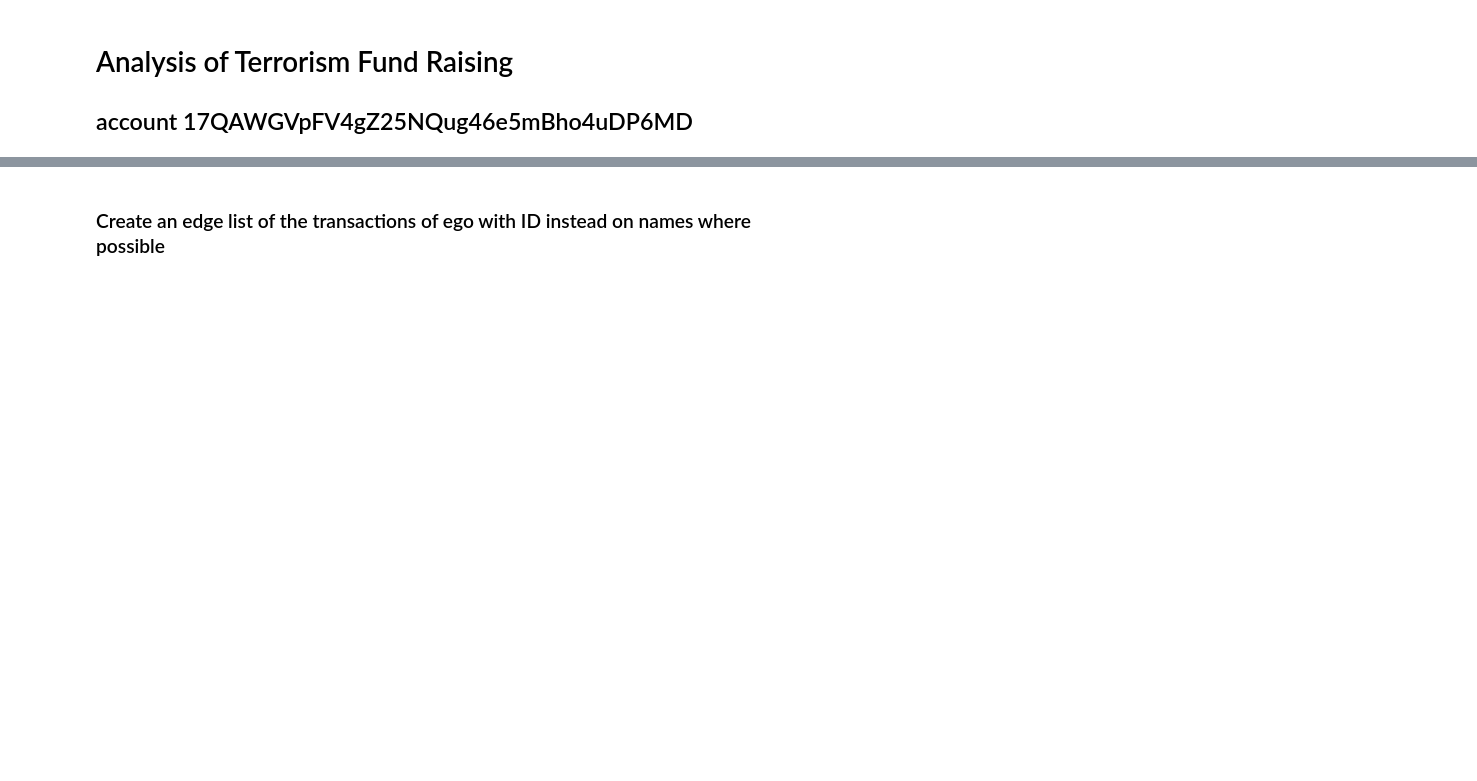
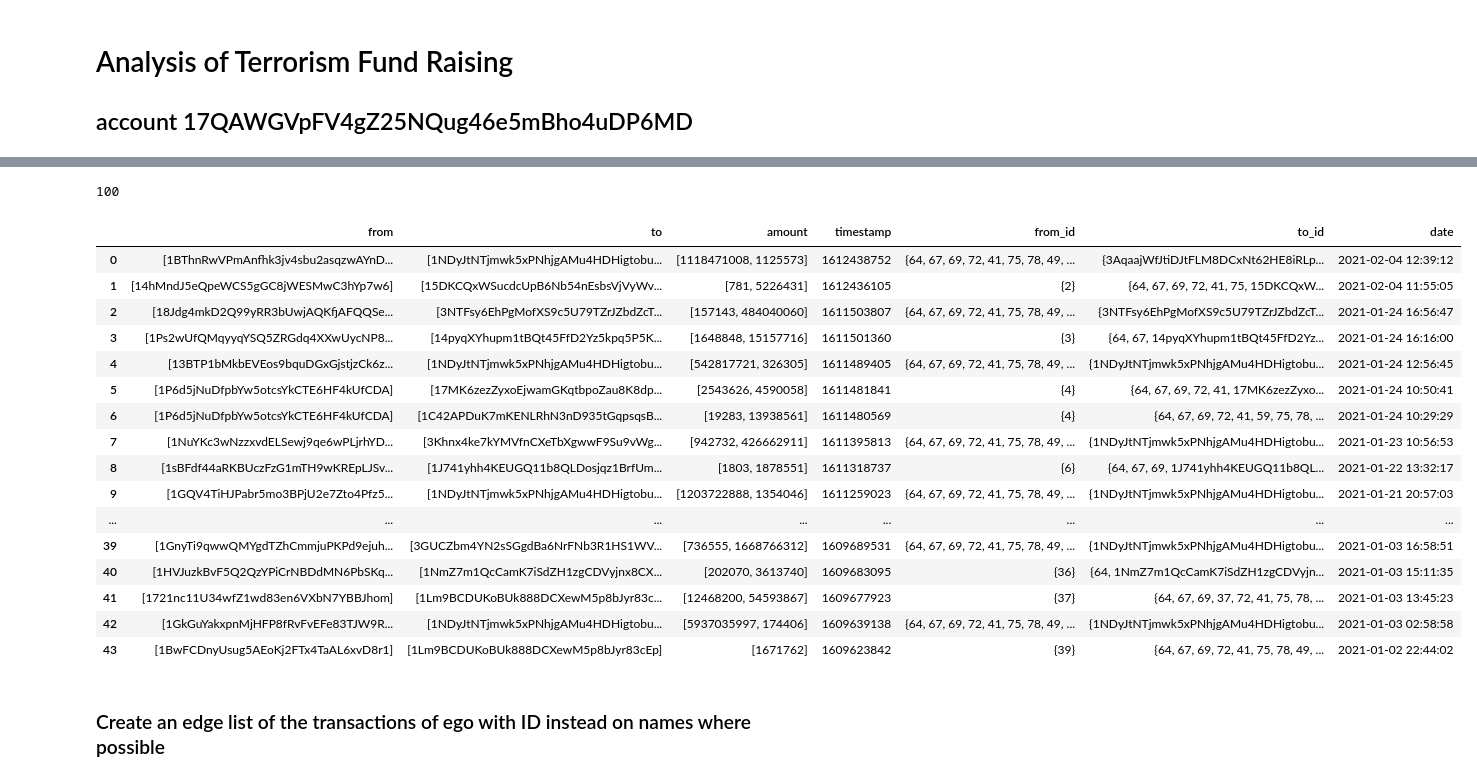
Before and after one commit to massihonda/DataForensic, a Jupyter notebook: crawler_with_heuristic/blockchainAnalysis.ipynb, the cells around one changed output, grey strips where cells are left out. Saved outputs shown, nothing was run; the diff lists cells and outputs as text; code cells hidden in the pictures; blank space fills up the shorter version.

```diff
--- a/crawler_with_heuristic/blockchainAnalysis.ipynb
+++ b/crawler_with_heuristic/blockchainAnalysis.ipynb
@@ -130,0 +374,18 @@ def get_info_from_address(address):
+# %%
+DATE = '2021-01-01'
+transactions_data = r_other1.json()['txs']
+transactions_row = get_ego_edge_list(transactions_data)
+transactions_row['id_sender'] = range(len(transactions_row))
+# %%
+edges_dict = edges.to_dict('index')
+for key in edges_dict.keys():
+    edges_dict[key]['from'] = [item.replace("'",'') for item in edges_dict[key]['from'].strip('[').strip(']').split(', ')]
+    edges_dict[key]['to'] = [item.replace("'",'') for item in edges_dict[key]['to'].strip('[').strip(']').split(', ')]
+# %%
+identity = pd.DataFrame(edges_dict).transpose()
+identity['id'] = list(identity.index)
+identity = identity.iloc[:,[0,-1]]
+# %% [output]
+100
+# %%
+identity = merge_id_clusters(identity)
@@ -131,3 +399,25 @@ def get_info_from_address(address):
+# %%
+edges_mapped = map_addresses_with_id(edges, identity)
+edges_mapped['date'] = [datetime.fromtimestamp(timestamp) for timestamp in edges_mapped['timestamp']]
+edges_mapped_time_window = edges_mapped[edges_mapped.date >= pd.to_datetime(DATE)]
+# %% [output]
+|  | from | to | amount | timestamp | from_id | to_id | date |
+| 0 | [1BThnRwVPmAnfhk3jv4sbu2asqzwAYnD... | [1NDyJtNTjmwk5xPNhjgAMu4HDHigtobu... | [1118471008, 1125573] | 1612438752 | {64, 67, 69, 72, 41, 75, 78, 49, ... | {3AqaajWfJtiDJtFLM8DCxNt62HE8iRLp... | 2021-02-04 12:39:12 |
+| 1 | [14hMndJ5eQpeWCS5gGC8jWESMwC3hYp7w6] | [15DKCQxWSucdcUpB6Nb54nEsbsVjVyWv... | [781, 5226431] | 1612436105 | {2} | {64, 67, 69, 72, 41, 75, 15DKCQxW... | 2021-02-04 11:55:05 |
+| 2 | [18Jdg4mkD2Q99yRR3bUwjAQKfjAFQQSe... | [3NTFsy6EhPgMofXS9c5U79TZrJZbdZcT... | [157143, 484040060] | 1611503807 | {64, 67, 69, 72, 41, 75, 78, 49, ... | {3NTFsy6EhPgMofXS9c5U79TZrJZbdZcT... | 2021-01-24 16:56:47 |
+| 3 | [1Ps2wUfQMqyyqYSQ5ZRGdq4XXwUycNP8... | [14pyqXYhupm1tBQt45FfD2Yz5kpq5P5K... | [1648848, 15157716] | 1611501360 | {3} | {64, 67, 14pyqXYhupm1tBQt45FfD2Yz... | 2021-01-24 16:16:00 |
+| 4 | [13BTP1bMkbEVEos9bquDGxGjstjzCk6z... | [1NDyJtNTjmwk5xPNhjgAMu4HDHigtobu... | [542817721, 326305] | 1611489405 | {64, 67, 69, 72, 41, 75, 78, 49, ... | {1NDyJtNTjmwk5xPNhjgAMu4HDHigtobu... | 2021-01-24 12:56:45 |
+| 5 | [1P6d5jNuDfpbYw5otcsYkCTE6HF4kUfCDA] | [17MK6zezZyxoEjwamGKqtbpoZau8K8dp... | [2543626, 4590058] | 1611481841 | {4} | {64, 67, 69, 72, 41, 17MK6zezZyxo... | 2021-01-24 10:50:41 |
+| 6 | [1P6d5jNuDfpbYw5otcsYkCTE6HF4kUfCDA] | [1C42APDuK7mKENLRhN3nD935tGqpsqsB... | [19283, 13938561] | 1611480569 | {4} | {64, 67, 69, 72, 41, 59, 75, 78, ... | 2021-01-24 10:29:29 |
+| 7 | [1NuYKc3wNzzxvdELSewj9qe6wPLjrhYD... | [3Khnx4ke7kYMVfnCXeTbXgwwF9Su9vWg... | [942732, 426662911] | 1611395813 | {64, 67, 69, 72, 41, 75, 78, 49, ... | {1NDyJtNTjmwk5xPNhjgAMu4HDHigtobu... | 2021-01-23 10:56:53 |
+| 8 | [1sBFdf44aRKBUczFzG1mTH9wKREpLJSv... | [1J741yhh4KEUGQ11b8QLDosjqz1BrfUm... | [1803, 1878551] | 1611318737 | {6} | {64, 67, 69, 1J741yhh4KEUGQ11b8QL... | 2021-01-22 13:32:17 |
+| 9 | [1GQV4TiHJPabr5mo3BPjU2e7Zto4Pfz5... | [1NDyJtNTjmwk5xPNhjgAMu4HDHigtobu... | [1203722888, 1354046] | 1611259023 | {64, 67, 69, 72, 41, 75, 78, 49, ... | {1NDyJtNTjmwk5xPNhjgAMu4HDHigtobu... | 2021-01-21 20:57:03 |
+| ... | ... | ... | ... | ... | ... | ... | ... |
+| 39 | [1GnyTi9qwwQMYgdTZhCmmjuPKPd9ejuh... | [3GUCZbm4YN2sSGgdBa6NrFNb3R1HS1WV... | [736555, 1668766312] | 1609689531 | {64, 67, 69, 72, 41, 75, 78, 49, ... | {1NDyJtNTjmwk5xPNhjgAMu4HDHigtobu... | 2021-01-03 16:58:51 |
+| 40 | [1HVJuzkBvF5Q2QzYPiCrNBDdMN6PbSKq... | [1NmZ7m1QcCamK7iSdZH1zgCDVyjnx8CX... | [202070, 3613740] | 1609683095 | {36} | {64, 1NmZ7m1QcCamK7iSdZH1zgCDVyjn... | 2021-01-03 15:11:35 |
+| 41 | [1721nc11U34wfZ1wd83en6VXbN7YBBJhom] | [1Lm9BCDUKoBUk888DCXewM5p8bJyr83c... | [12468200, 54593867] | 1609677923 | {37} | {64, 67, 69, 37, 72, 41, 75, 78, ... | 2021-01-03 13:45:23 |
+| 42 | [1GkGuYakxpnMjHFP8fRvFvEFe83TJW9R... | [1NDyJtNTjmwk5xPNhjgAMu4HDHigtobu... | [5937035997, 174406] | 1609639138 | {64, 67, 69, 72, 41, 75, 78, 49, ... | {1NDyJtNTjmwk5xPNhjgAMu4HDHigtobu... | 2021-01-03 02:58:58 |
+| 43 | [1BwFCDnyUsug5AEoKj2FTx4TaAL6xvD8r1] | [1Lm9BCDUKoBUk888DCXewM5p8bJyr83cEp] | [1671762] | 1609623842 | {39} | {64, 67, 69, 72, 41, 75, 78, 49, ... | 2021-01-02 22:44:02 |
 # %%
 ego = '17QAWGVpFV4gZ25NQug46e5mBho4uDP6MD'
 # %%
```
Also changed, not shown: parts of 36 cells of this notebook.
